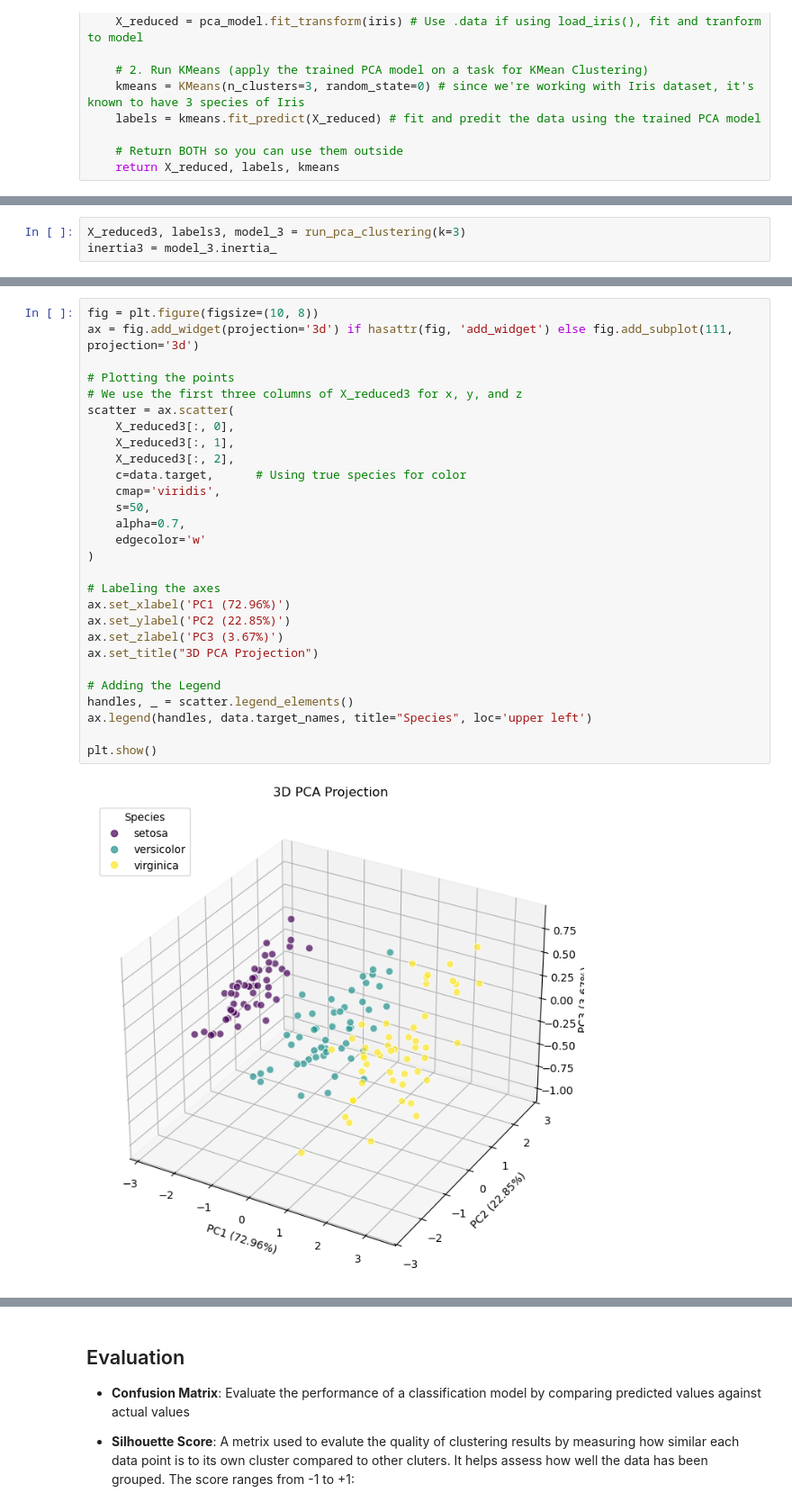
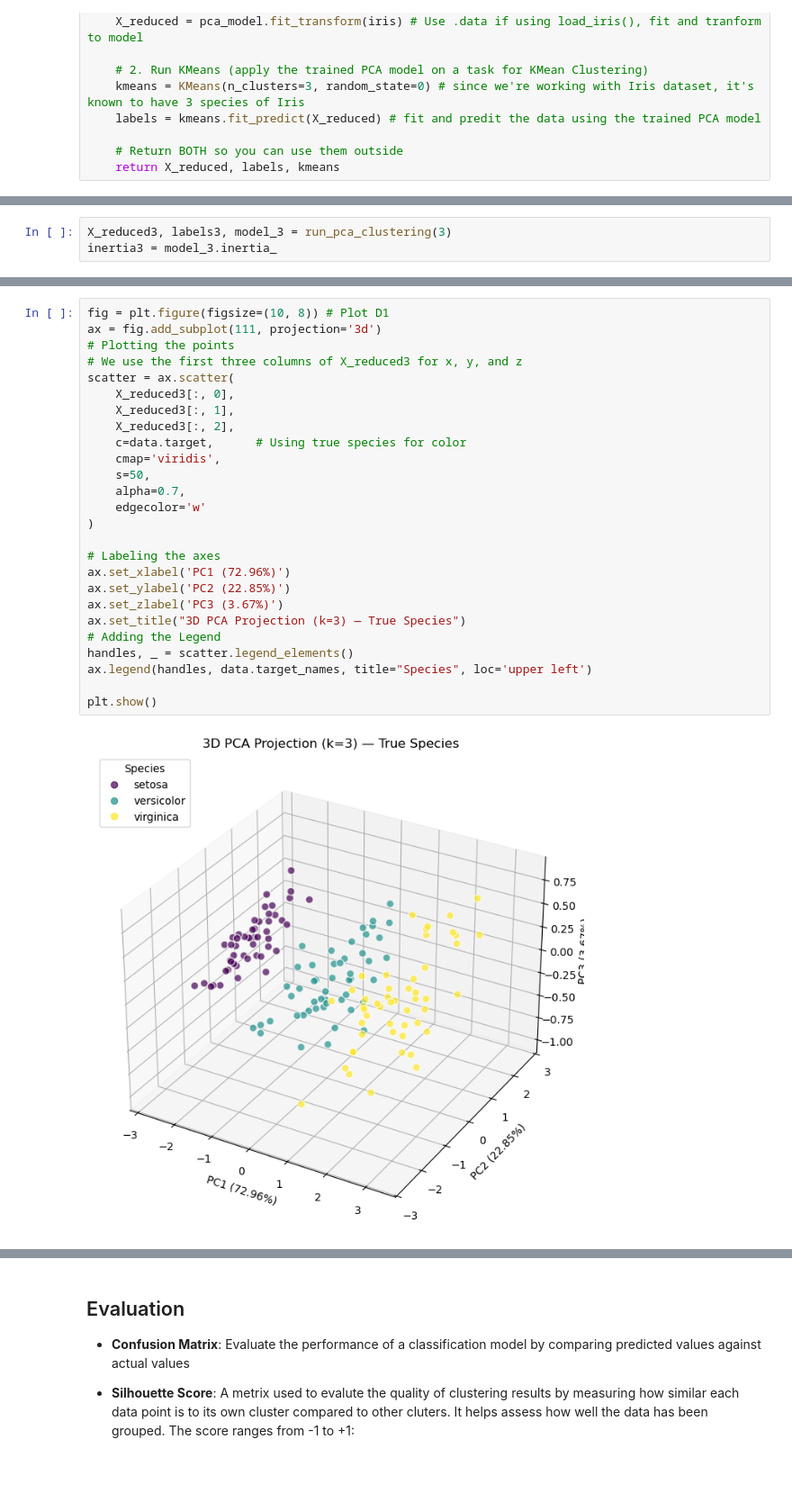
Before and after one commit to thaopham98/DataScience, a Jupyter notebook: python_analysis/A9-Dimentional Reduction.ipynb, the cells around one changed output, grey strips where cells are left out. Shown at 90% size. Drawn from its saved outputs; the diff is of its cells as text; blank space fills up the shorter version.

```diff
--- a/python_analysis/A9-Dimentional Reduction.ipynb
+++ b/python_analysis/A9-Dimentional Reduction.ipynb
@@ -530,2 +526,5 @@ X_reduced2, labels2, model_2 = run_pca_clustering(2) # Now you can plot X_reduce
 inertia2 = model_2.inertia_
+# %%
+X_reduced3, labels3, model_3 = run_pca_clustering(3)
+inertia3 = model_3.inertia_
 # %% [markdown]
@@ -642,3 +556,0 @@ fig.show()
-# %%
-X_reduced3, labels3, model_3 = run_pca_clustering(k=3)
-inertia3 = model_3.inertia_
@@ -760,30 +586,28 @@ IndexError: index 2 is out of bounds for axis 1 with size 2
 # %%
-fig = plt.figure(figsize=(10, 8))
-ax = fig.add_widget(projection='3d') if hasattr(fig, 'add_widget') else fig.add_subplot(111, projection='3d')
-
+fig = plt.figure(figsize=(10, 8)) # Plot D1
+ax = fig.add_subplot(111, projection='3d')
 # Plotting the points
 # We use the first three columns of X_reduced3 for x, y, and z
 scatter = ax.scatter(
     X_reduced3[:, 0],
     X_reduced3[:, 1],
     X_reduced3[:, 2],
     c=data.target,      # Using true species for color
     cmap='viridis',
     s=50,
     alpha=0.7,
     edgecolor='w'
 )
 
 # Labeling the axes
 ax.set_xlabel('PC1 (72.96%)')
 ax.set_ylabel('PC2 (22.85%)')
 ax.set_zlabel('PC3 (3.67%)')
-ax.set_title("3D PCA Projection")
-
+ax.set_title("3D PCA Projection (k=3) — True Species")
 # Adding the Legend
 handles, _ = scatter.legend_elements()
 ax.legend(handles, data.target_names, title="Species", loc='upper left')
 
 plt.show()
 # %% [output]
-[figure, old version]
+[figure, new version]
```
Also changed, not shown: parts of 62 cells of this notebook.
